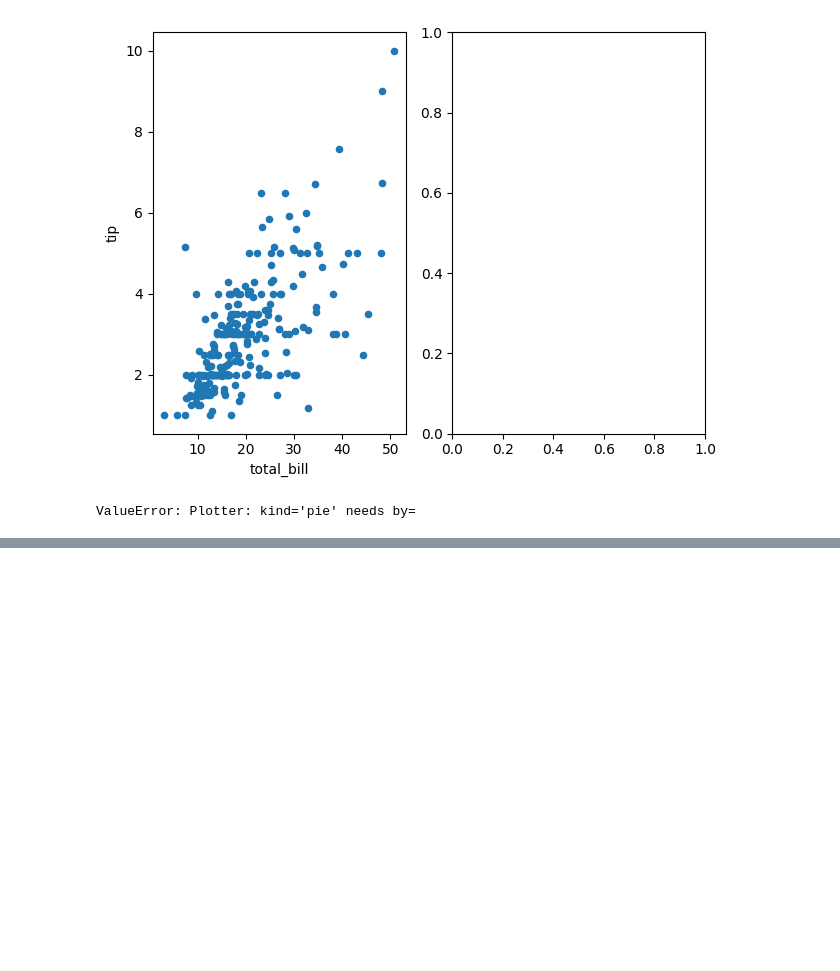
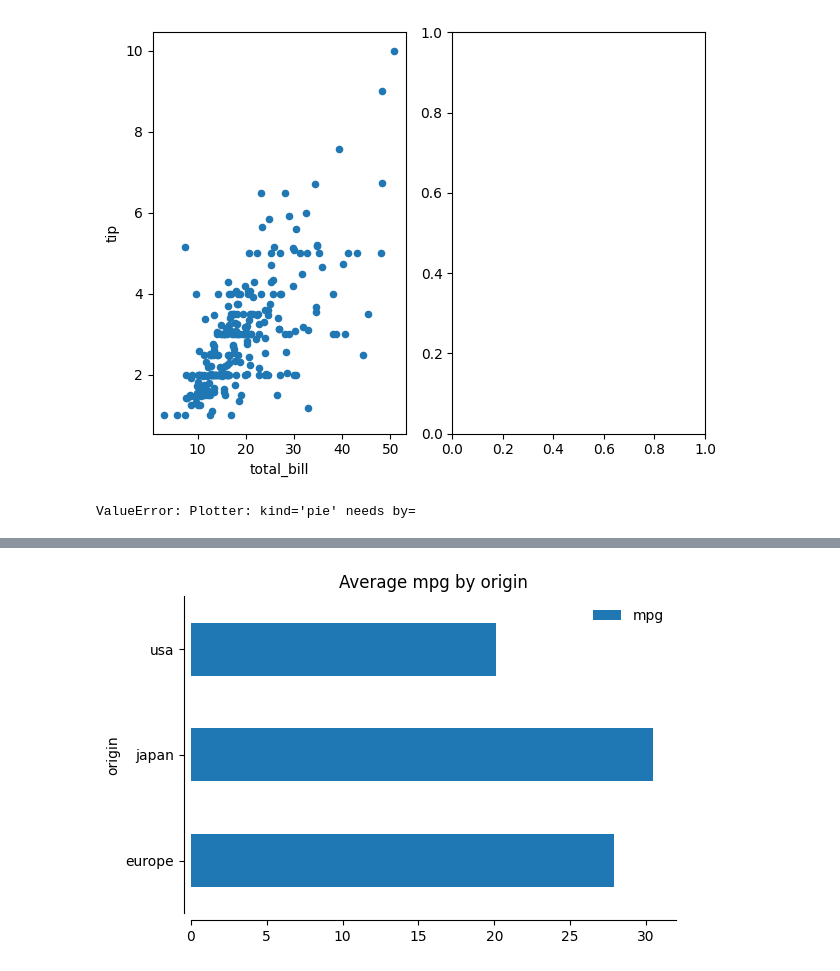
Before and after one commit to maddytae/pytae, a Jupyter notebook: notebooks/plotter.ipynb, the cells around one changed output, grey strips where cells are left out. Saved outputs shown, nothing was run; the diff lists cells and outputs as text; code cells hidden in the pictures; blank space fills up the shorter version.

```diff
--- a/notebooks/plotter.ipynb
+++ b/notebooks/plotter.ipynb
@@ -208,0 +239,12 @@ ValueError: Plotter: kind='pie' needs by=
+# %%
+mpg = pt.sample_data['mpg']
+
+k = pt.Plotter(figsize=(6, 4))
+(k
+ .data(mpg)
+ .plot(kind='barh', x='origin', y='mpg', aggfunc='mean', title='Average mpg by origin')
+ .finalize()
+)
+k.fig
+# %% [output]
+[figure, added]
```
Also changed, not shown: parts of 43 cells of this notebook.
